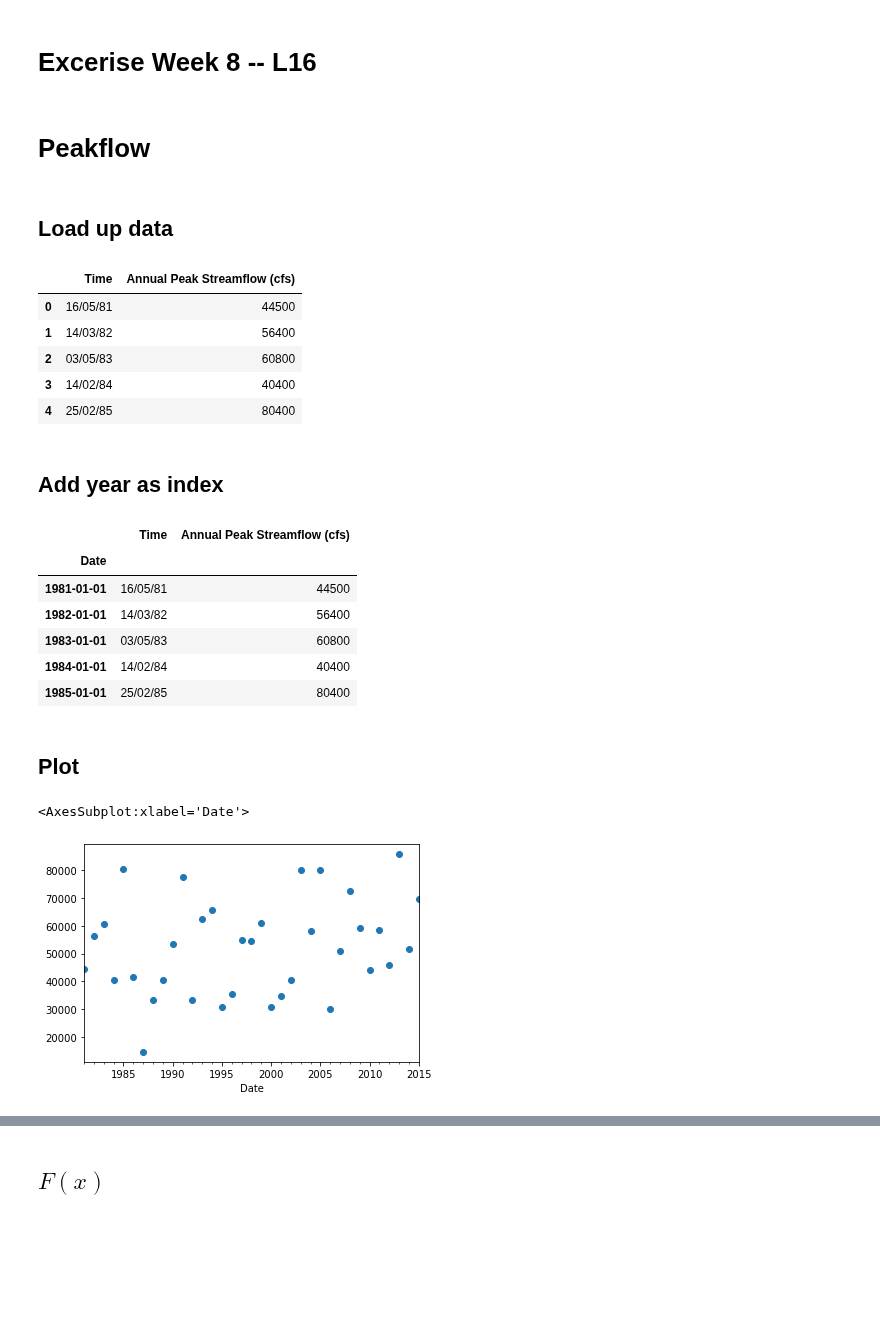
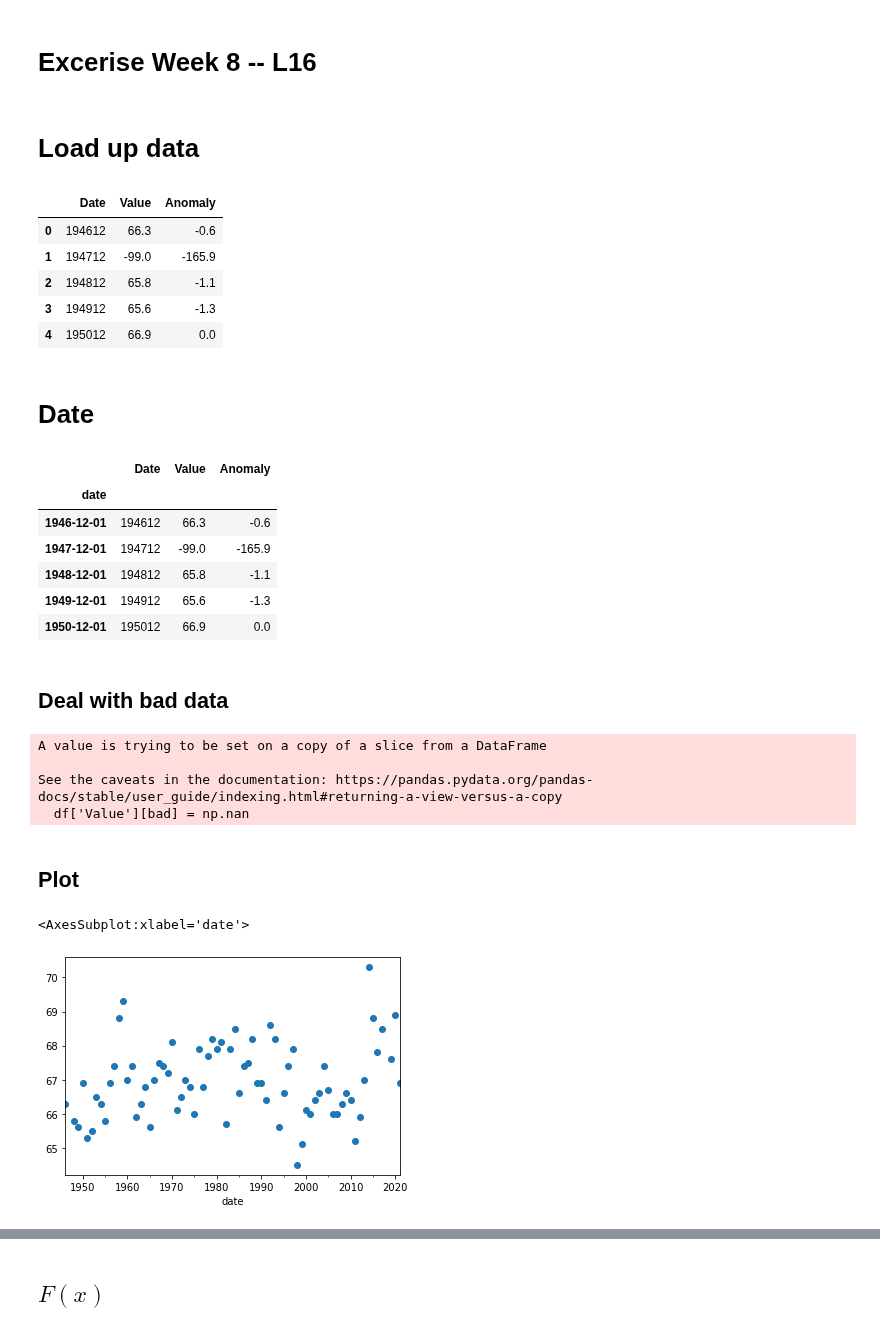
Before and after one commit to profxj/ocea200, a Jupyter notebook: OCEA-267/Lectures/Exercise_W8_L16.ipynb, the cells around one changed output, grey strips where cells are left out. Drawn from its saved outputs; the diff is of its cells as text; code cells hidden in the pictures; blank space fills up the shorter version.

```diff
--- a/OCEA-267/Lectures/Exercise_W8_L16.ipynb
+++ b/OCEA-267/Lectures/Exercise_W8_L16.ipynb
@@ -18,48 +18,55 @@ from statsmodels.tsa.stattools import pacf
 import pymannkendall as mk
 # EVA
 from pyextremes import EVA
-# %% [markdown]
-# Peakflow
 # %% [markdown]
-## Load up data
+# Load up data
 # %%
-data_file = '../Data/usgs_03335500_peakflow.csv'
+data_file = '../Data/sanfrancisco_tmax_1895_2022.csv'
 # %%
-df = pandas.read_csv(data_file)
+df = pandas.read_csv(data_file, skiprows=4)
 df.head()
 # %% [output]
-|  | Time | Annual Peak Streamflow (cfs) |
-| 0 | 16/05/81 | 44500 |
-| 1 | 14/03/82 | 56400 |
-| 2 | 03/05/83 | 60800 |
-| 3 | 14/02/84 | 40400 |
-| 4 | 25/02/85 | 80400 |
+|  | Date | Value | Anomaly |
+| 0 | 194612 | 66.3 | -0.6 |
+| 1 | 194712 | -99.0 | -165.9 |
+| 2 | 194812 | 65.8 | -1.1 |
+| 3 | 194912 | 65.6 | -1.3 |
+| 4 | 195012 | 66.9 | 0.0 |
 # %% [markdown]
-## Add year as index
+# Date
 # %%
-years = [str(int(yr)) for yr in np.arange(1981,2016)]
-#for item in df.Time:
-#    yr = int(item.split('/')[-1])
-#    yr = yr+1900 if yr > 50 else yr+2000
-#    years.append(str(yr))
-#
-date = pandas.to_datetime(years)
-df['Date'] = date
-df.set_index('Date', inplace=True)
+dates = []
+for item in df.Date:
+    date = f'{str(item)[:4]}-{str(item)[-2:]}'
+    dates.append(date)
+dates = pandas.to_datetime(dates)
+df['date'] = dates
+df.set_index('date', inplace=True)
 df.head()
 # %% [output]
-|  | Time | Annual Peak Streamflow (cfs) |
-| Date |  |  |
-| 1981-01-01 | 16/05/81 | 44500 |
-| 1982-01-01 | 14/03/82 | 56400 |
-| 1983-01-01 | 03/05/83 | 60800 |
-| 1984-01-01 | 14/02/84 | 40400 |
-| 1985-01-01 | 25/02/85 | 80400 |
+|  | Date | Value | Anomaly |
+| date |  |  |  |
+| 1946-12-01 | 194612 | 66.3 | -0.6 |
+| 1947-12-01 | 194712 | -99.0 | -165.9 |
+| 1948-12-01 | 194812 | 65.8 | -1.1 |
+| 1949-12-01 | 194912 | 65.6 | -1.3 |
+| 1950-12-01 | 195012 | 66.9 | 0.0 |
+# %% [markdown]
+## Deal with bad data
+# %%
+bad = df.Value < 0.
+good = np.invert(bad)
+df['Value'][bad] = np.nan
+# %% [output]
+A value is trying to be set on a copy of a slice from a DataFrame
+
+See the caveats in the documentation: https://pandas.pydata.org/pandas-docs/stable/user_guide/indexing.html#returning-a-view-versus-a-copy
+  df['Value'][bad] = np.nan
 # %% [markdown]
 ## Plot
 # %%
-df['Annual Peak Streamflow (cfs)'].plot(marker='o', ls='')
+df['Value'].plot(marker='o', ls='')
 # %% [output]
-<AxesSubplot:xlabel='Date'>
+<AxesSubplot:xlabel='date'>
-[figure, old version]
+[figure, new version]
 # %% [markdown]
```
Also changed, not shown: parts of 12 cells of this notebook, 5 other files.
